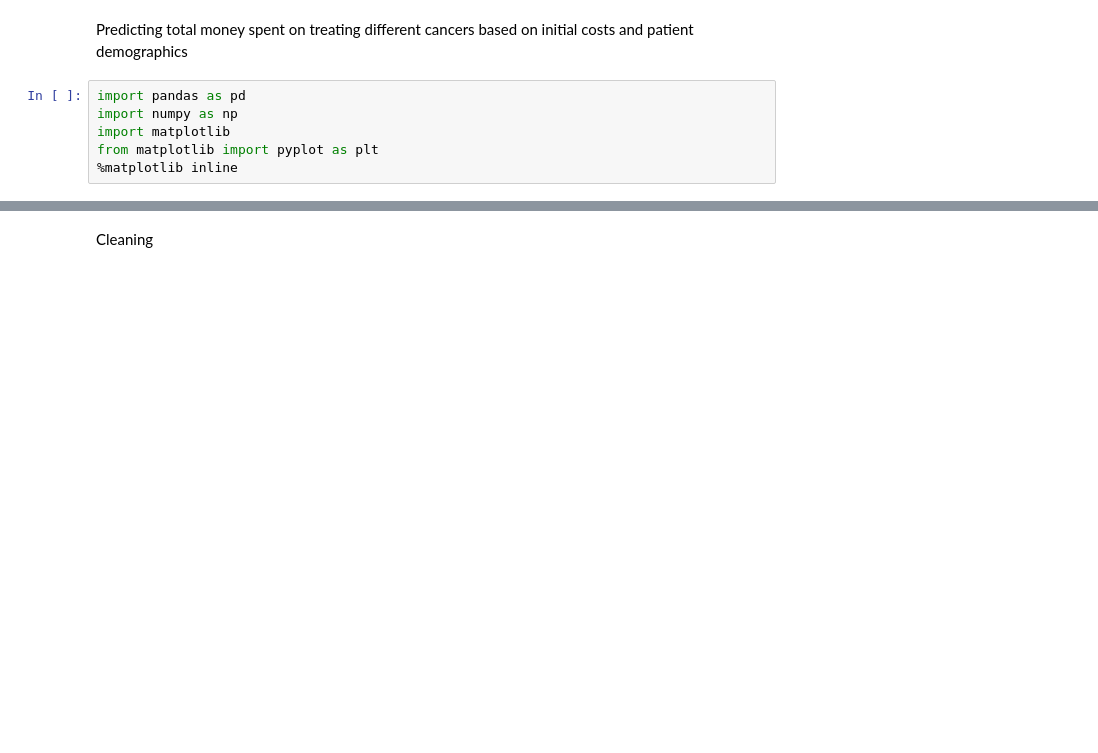
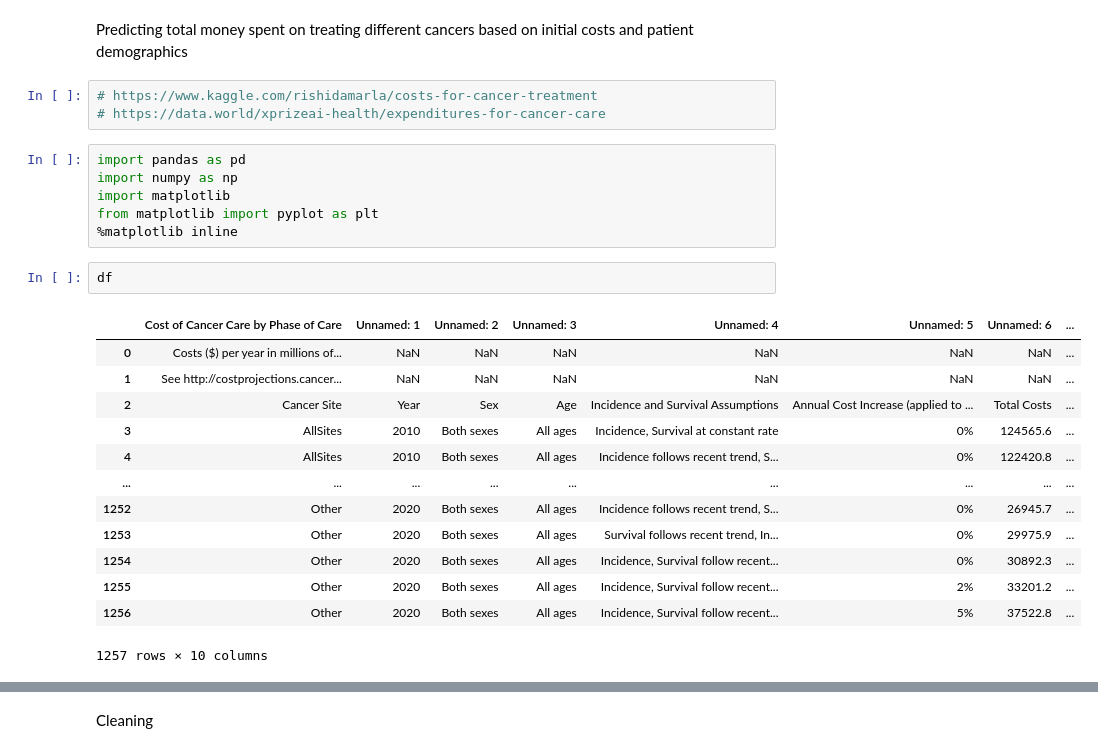
Before and after one commit to WickedoneC/Healthcare, a Jupyter notebook: Total_Insurance_Cost/Cleaning_EDA.ipynb, the cells around one changed output, grey strips where cells are left out. Cells and saved outputs as stored; diff of their text form; blank space fills up the shorter version.

```diff
--- a/Total_Insurance_Cost/Cleaning_EDA.ipynb
+++ b/Total_Insurance_Cost/Cleaning_EDA.ipynb
@@ -1,9 +1,28 @@
 # %% [markdown]
 Predicting total money spent on treating different cancers based on initial costs and patient demographics
+# %%
+# https://www.kaggle.com/rishidamarla/costs-for-cancer-treatment
+# https://data.world/xprizeai-health/expenditures-for-cancer-care
 # %%
 import pandas as pd
 import numpy as np
 import matplotlib
 from matplotlib import pyplot as plt
 %matplotlib inline
+# %%
+df
+# %% [output]
+|  | Cost of Cancer Care by Phase of Care | Unnamed: 1 | Unnamed: 2 | Unnamed: 3 | Unnamed: 4 | Unnamed: 5 | Unnamed: 6 | ... |
+| 0 | Costs ($) per year in millions of... | NaN | NaN | NaN | NaN | NaN | NaN | ... |
+| 1 | See http://costprojections.cancer... | NaN | NaN | NaN | NaN | NaN | NaN | ... |
+| 2 | Cancer Site | Year | Sex | Age | Incidence and Survival Assumptions | Annual Cost Increase (applied to ... | Total Costs | ... |
+| 3 | AllSites | 2010 | Both sexes | All ages | Incidence, Survival at constant rate | 0% | 124565.6 | ... |
+| 4 | AllSites | 2010 | Both sexes | All ages | Incidence follows recent trend, S... | 0% | 122420.8 | ... |
+| ... | ... | ... | ... | ... | ... | ... | ... | ... |
+| 1252 | Other | 2020 | Both sexes | All ages | Incidence follows recent trend, S... | 0% | 26945.7 | ... |
+| 1253 | Other | 2020 | Both sexes | All ages | Survival follows recent trend, In... | 0% | 29975.9 | ... |
+| 1254 | Other | 2020 | Both sexes | All ages | Incidence, Survival follow recent... | 0% | 30892.3 | ... |
+| 1255 | Other | 2020 | Both sexes | All ages | Incidence, Survival follow recent... | 2% | 33201.2 | ... |
+| 1256 | Other | 2020 | Both sexes | All ages | Incidence, Survival follow recent... | 5% | 37522.8 | ... |
+1257 rows × 10 columns
 # %%
```
Also changed, not shown: parts of 20 cells of this notebook.
